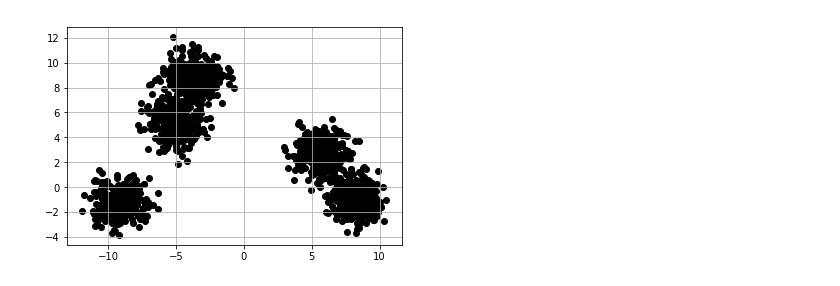
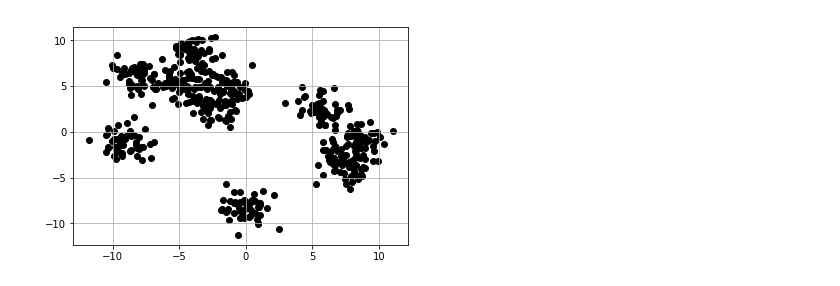
Before and after one commit to daring-board/clustering_practice, a Jupyter notebook: KMeans.ipynb, the cells around one changed output. Saved outputs shown, nothing was run; the diff lists cells and outputs as text; code cells hidden in the pictures.

```diff
--- a/KMeans.ipynb
+++ b/KMeans.ipynb
@@ -6,16 +16,16 @@ from IPython.display import display, HTML
 # %%
 from sklearn.datasets import make_blobs  # ダミーデータの生成用
 
 # Xには1つのプロットの(x,y)が、yにはそのプロットの所属するクラスター番号が入る
-X,y=make_blobs(n_samples=1500,         # サンプル点の総数
+X,y=make_blobs(n_samples=500,         # サンプル点の総数
                n_features=2,          # 特徴量（次元数）の指定  default:2
-               centers=5,             # クラスタの個数
+               centers=10,             # クラスタの個数
                cluster_std=1,       # クラスタ内の標準偏差
                shuffle=True,          # サンプルをシャッフル
                random_state=46)        # 乱数生成器の状態を指定
 
 plt.scatter(X[:,0],X[:,1],c='black',marker='o')
 plt.grid()
 plt.show()
 # %% [output]
-[figure, old version]
+[figure, new version]
```
Also changed, not shown: parts of 9 cells of this notebook, 7 other files.
